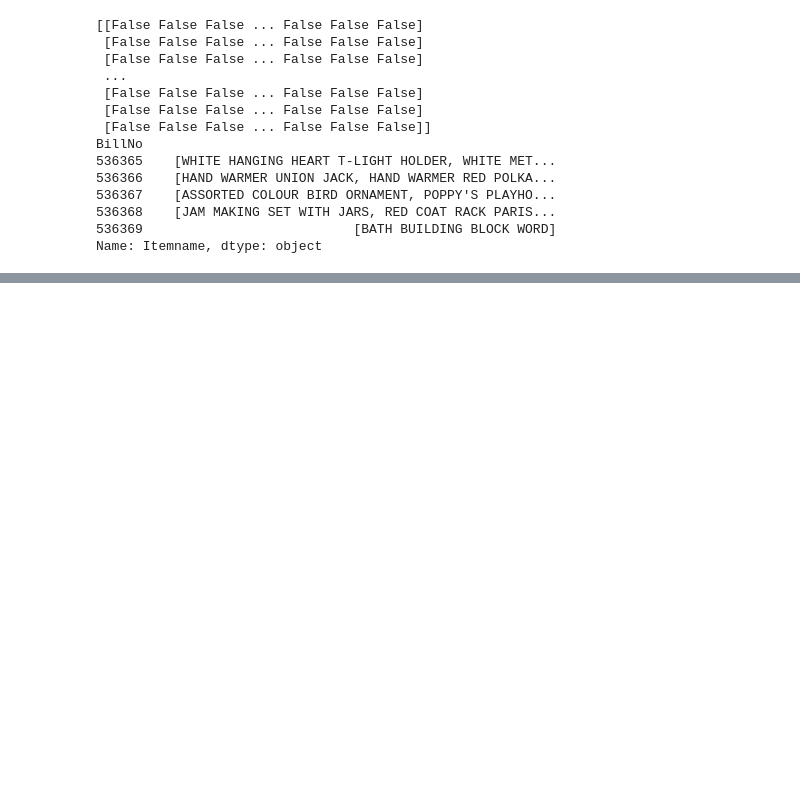
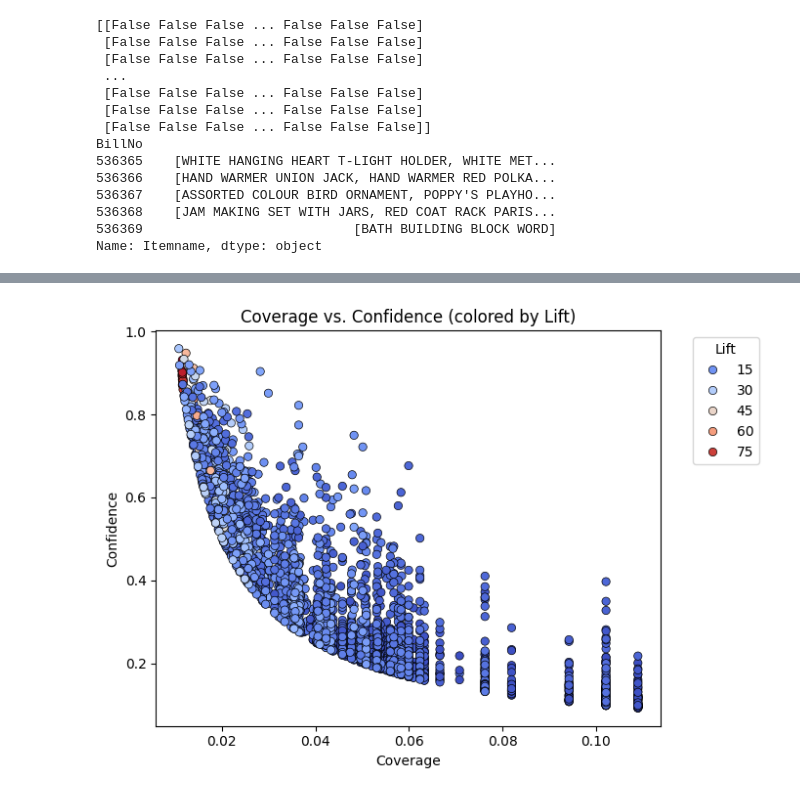
Before and after one commit to Mohammed87FS/Apriori_VS_Word2Vec, a Jupyter notebook: Apriori.ipynb, the cells around one changed output, grey strips where cells are left out. Drawn from its saved outputs; the diff is of its cells as text; code cells hidden in the pictures; blank space fills up the shorter version.

```diff
--- a/Apriori.ipynb
+++ b/Apriori.ipynb
@@ -95,0 +151,19 @@ rules.to_excel('Apriori_Rules.xlsx', index=False)
+# %%
+plt.figure(figsize=(7, 5))
+scatter = sns.scatterplot(
+    data=rules,
+    x='coverage',
+    y='confidence',
+    hue='lift',
+    palette='coolwarm',
+    edgecolor='black'
+)
+
+plt.title("Coverage vs. Confidence (colored by Lift)")
+plt.xlabel("Coverage")
+plt.ylabel("Confidence")
+plt.legend(title="Lift", bbox_to_anchor=(1.05, 1), loc='upper left')
+plt.tight_layout()
+plt.show()
+# %% [output]
+[figure, added]
```
Also changed, not shown: parts of 12 cells of this notebook, 1 other file.
